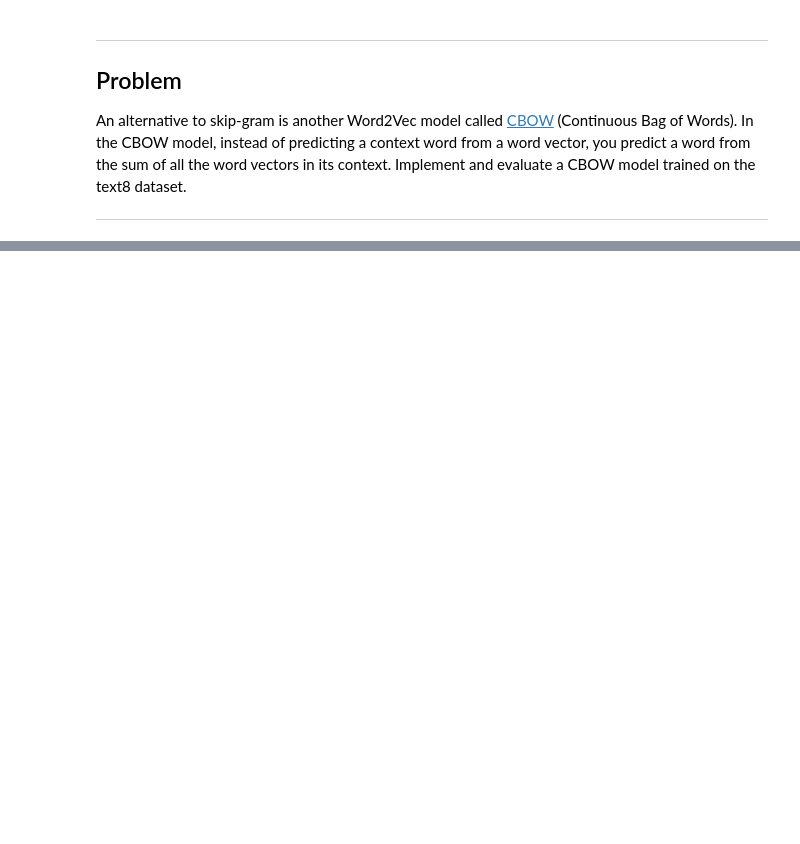
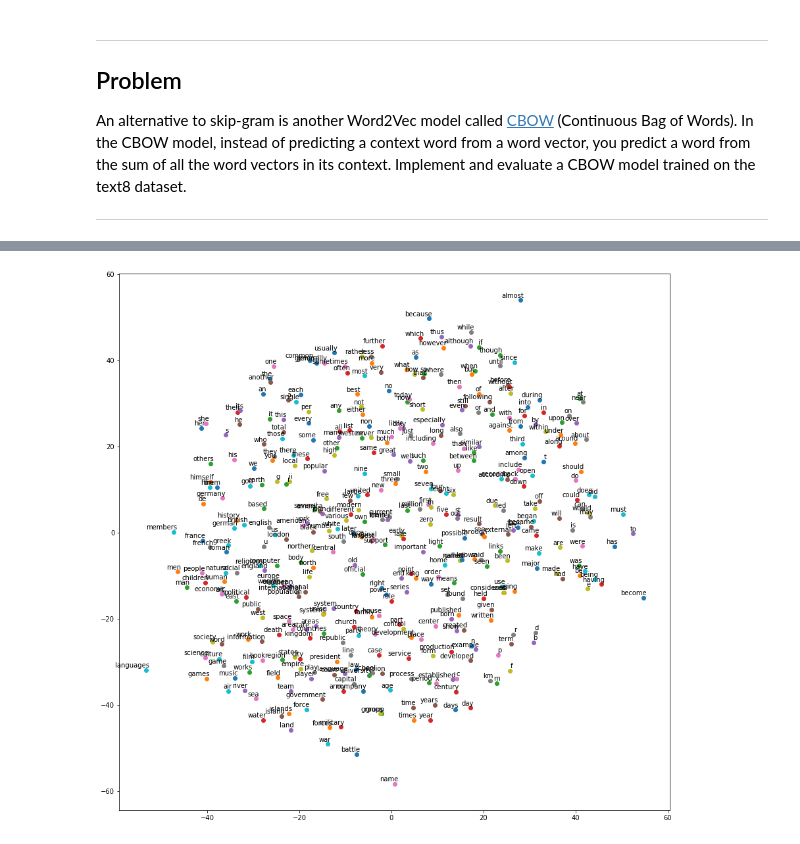
Before and after one commit to lordchair/ud730, a Jupyter notebook: 5_word2vec.ipynb, the cells around one changed output, grey strips where cells are left out. Drawn from its saved outputs; the diff is of its cells as text; code cells hidden in the pictures; blank space fills up the shorter version.

```diff
--- a/5_word2vec.ipynb
+++ b/5_word2vec.ipynb
@@ -277,11 +321,11 @@ def generate_continuous_bag_of_batch(batch_size, window):
         midpoint = data_index + window
         batch[i] = np.array(data[data_index:midpoint] + data[midpoint+1:midpoint+window+1])
         labels[i] = data[midpoint]
-        data_index = (data_index + 1) % len(data)
+        data_index = (data_index + 1) % (len(data) - window * 2 - 2)
 
     return batch, labels
 
-print('data:', [reverse_dictionary[di] for di in data[:8]])
+print('data:', [reverse_dictionary[di] for di in data[:9]])
 
 for window_size in [2, 4]:
     data_index = 0
@@ -302,18 +346,21 @@ with window = 4
 # %%
 batch_size = 128
-embedding_size = 128 # Dimension of the embedding vector.
-window_size = 2
+embedding_size = 1024 # Dimension of the embedding vector.
+window_size = 5
 # We pick a random validation set to sample nearest neighbors. here we limit the
 # validation samples to the words that have a low numeric ID, which by
 # construction are also the most frequent.
 valid_size = 16 # Random set of words to evaluate similarity on.
 valid_window = 100 # Only pick dev samples in the head of the distribution.
 valid_examples = np.array(random.sample(range(valid_window), valid_size))
-num_sampled = 64 # Number of negative examples to sample.
+num_sampled = 128 # Number of negative examples to sample.
+
+for sample in valid_examples:
+    print(reverse_dictionary[sample], end=', ')
 
 graph = tf.Graph()
 
-with graph.as_default(), tf.device('/cpu:0'):
+with graph.as_default():
 
     # Input data.
     train_dataset = tf.placeholder(tf.int32, shape=[batch_size, window_size*2])
@@ -398,0 +451,19 @@ Nearest to see: but, spiritus, relativistic, volcanoes, ibu, injunctions, frida,
+# %%
+num_points = 400
+
+tsne = TSNE(perplexity=30, n_components=2, init='pca', n_iter=5000)
+two_d_embeddings = tsne.fit_transform(final_embeddings[1:num_points+1, :])
+# %%
+def plot(embeddings, labels):
+    assert embeddings.shape[0] >= len(labels), 'More labels than embeddings'
+    pylab.figure(figsize=(15,15))  # in inches
+    for i, label in enumerate(labels):
+        x, y = embeddings[i,:]
+        pylab.scatter(x, y)
+        pylab.annotate(label, xy=(x, y), xytext=(5, 2), textcoords='offset points', ha='right', va='bottom')
+    pylab.show()
+
+words = [reverse_dictionary[i] for i in range(1, num_points+1)]
+plot(two_d_embeddings, words)
+# %% [output]
+[figure, added]
```
Also changed, not shown: parts of 11 cells of this notebook, 1 other file.
